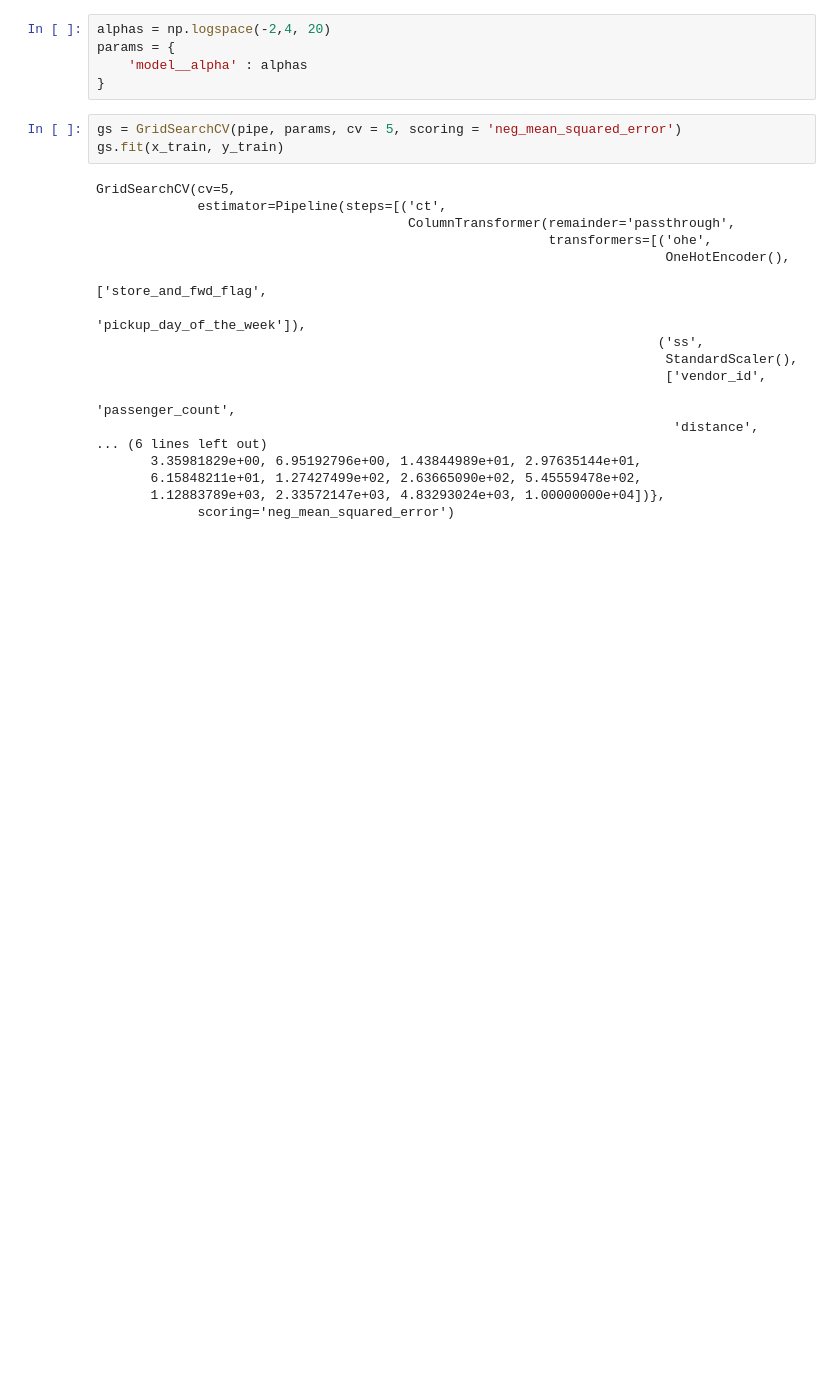
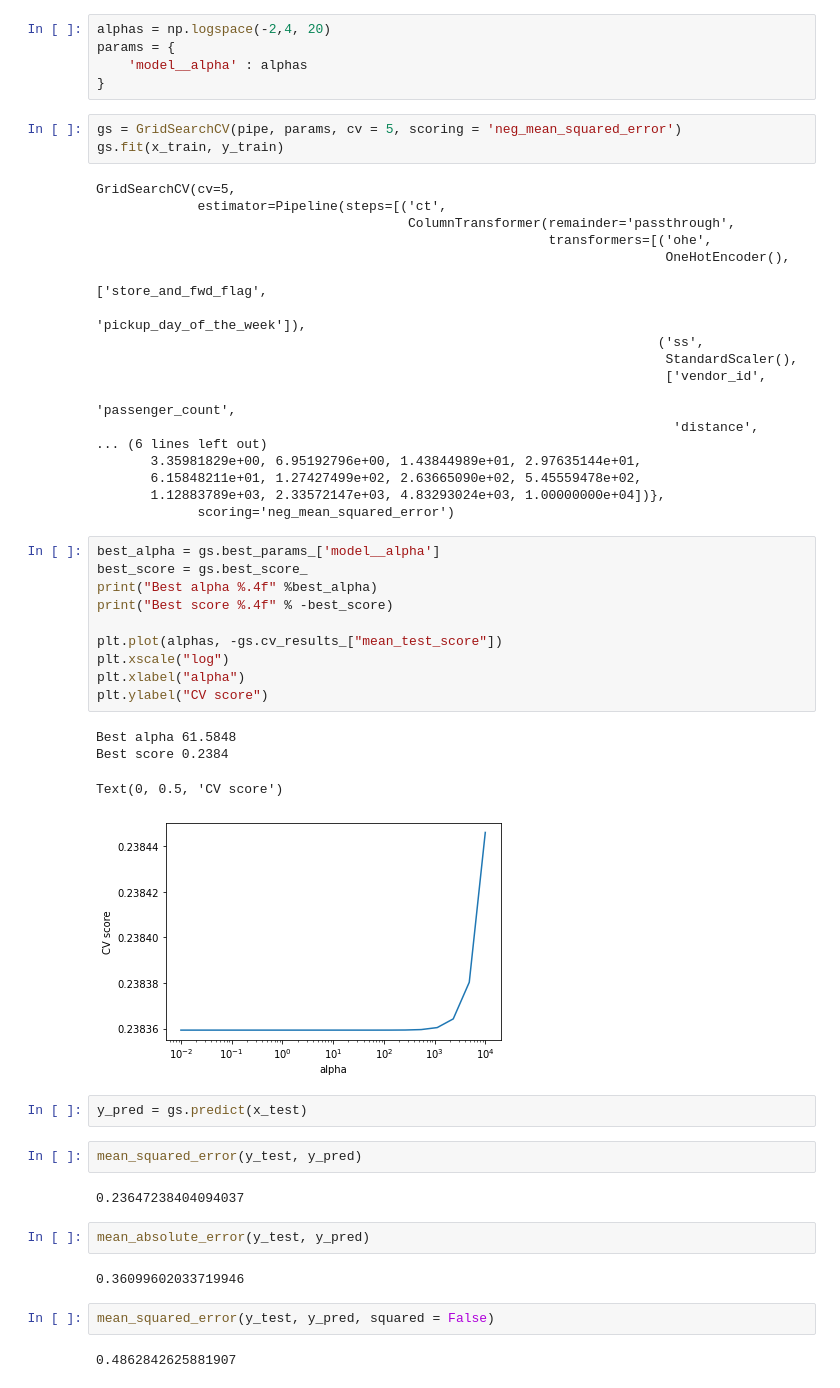
Before and after one commit to Yechyn/New_York_City_Taxi_Trip_Duration, a Jupyter notebook: Taxi_Trip_Duration.ipynb, the cells around one changed output. Saved outputs shown, nothing was run; the diff lists cells and outputs as text; blank space fills up the shorter version.

```diff
--- a/Taxi_Trip_Duration.ipynb
+++ b/Taxi_Trip_Duration.ipynb
@@ -648,3 +648,32 @@ GridSearchCV(cv=5,
        6.15848211e+01, 1.27427499e+02, 2.63665090e+02, 5.45559478e+02,
        1.12883789e+03, 2.33572147e+03, 4.83293024e+03, 1.00000000e+04])},
              scoring='neg_mean_squared_error')
+# %%
+best_alpha = gs.best_params_['model__alpha']
+best_score = gs.best_score_
+print("Best alpha %.4f" %best_alpha)
+print("Best score %.4f" % -best_score)
+
+plt.plot(alphas, -gs.cv_results_["mean_test_score"])
+plt.xscale("log")
+plt.xlabel("alpha")
+plt.ylabel("CV score")
+# %% [output]
+Best alpha 61.5848
+Best score 0.2384
+Text(0, 0.5, 'CV score')
+[figure, added]
+# %%
+y_pred = gs.predict(x_test)
+# %%
+mean_squared_error(y_test, y_pred)
+# %% [output]
+0.23647238404094037
+# %%
+mean_absolute_error(y_test, y_pred)
+# %% [output]
+0.36099602033719946
+# %%
+mean_squared_error(y_test, y_pred, squared = False)
+# %% [output]
+0.4862842625881907
```
Also changed, not shown: parts of 5 cells of this notebook.
